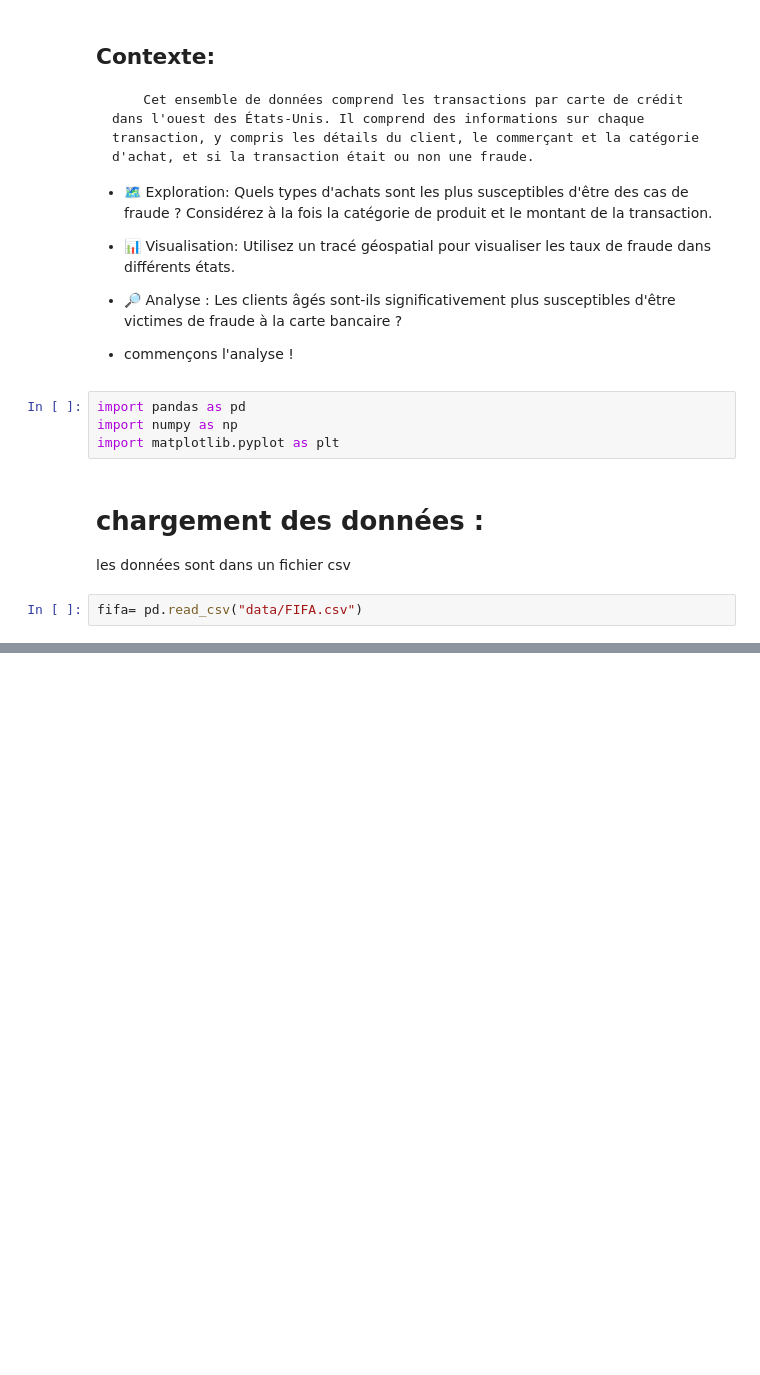
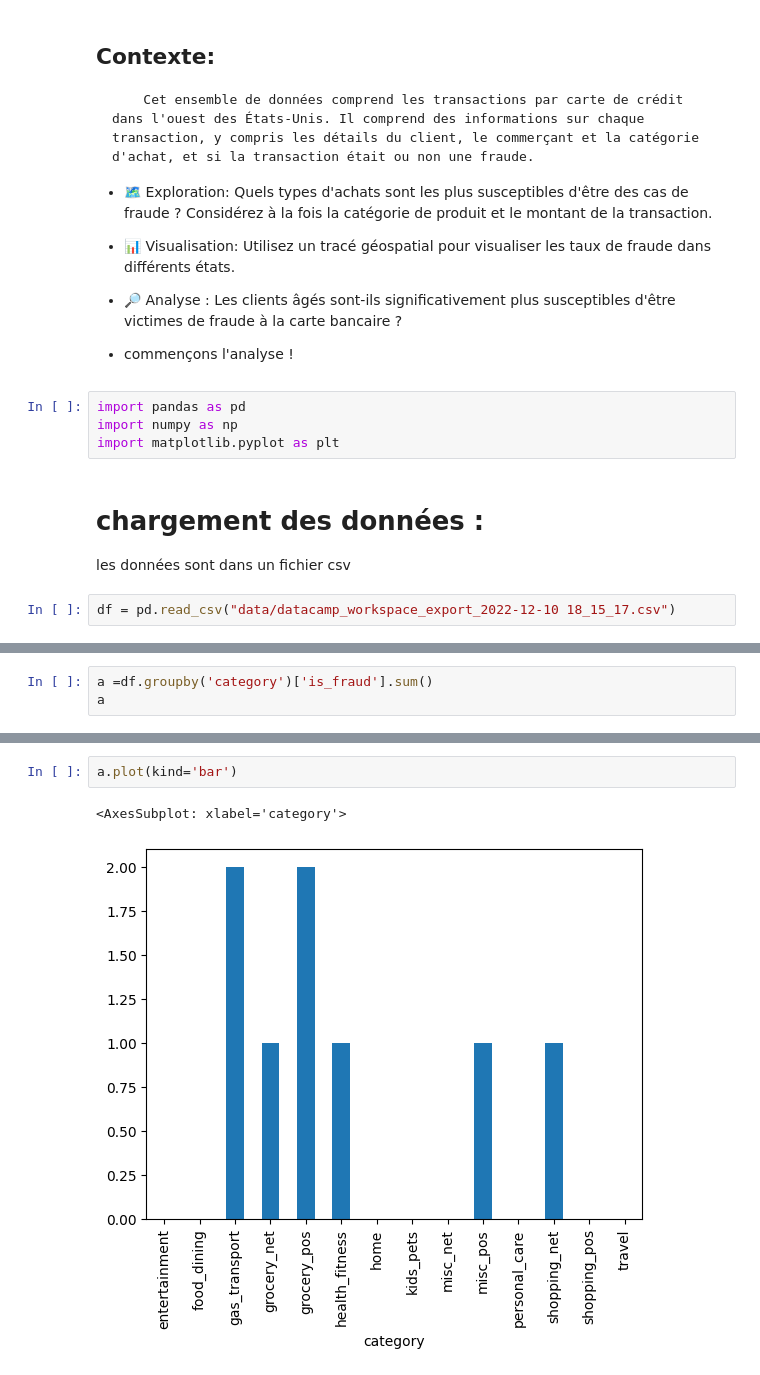
Before and after one commit to AmintaM/ProjetBlanc, a Jupyter notebook: index.ipynb, the cells around one changed output, grey strips where cells are left out. Cells and saved outputs as stored; diff of their text form; blank space fills up the shorter version.

```diff
--- a/index.ipynb
+++ b/index.ipynb
@@ -46,4 +46,4 @@ import matplotlib.pyplot as plt
 
 les données sont dans un fichier csv
 # %%
-fifa= pd.read_csv("data/FIFA.csv")
+df = pd.read_csv("data/datacamp_workspace_export_2022-12-10 18_15_17.csv")
@@ -69,0 +135,3 @@ fifa.tail(15)
+# %%
+a =df.groupby('category')['is_fraud'].sum()
+a
@@ -69,0 +155,5 @@ fifa.tail(15)
+# %%
+a.plot(kind='bar')
+# %% [output]
+<AxesSubplot: xlabel='category'>
+[figure, added]
```
Also changed, not shown: parts of 31 cells of this notebook, 3 other files.
